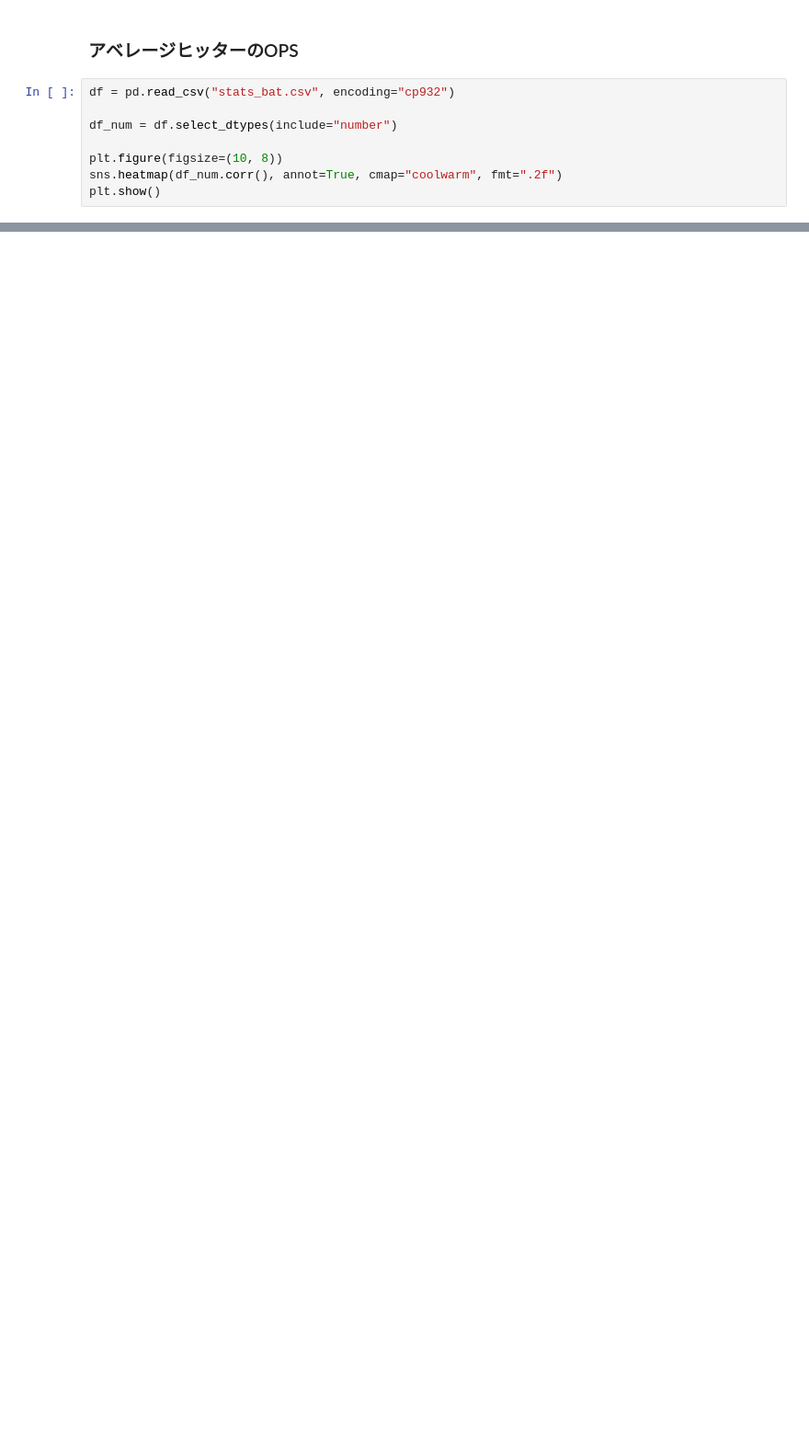
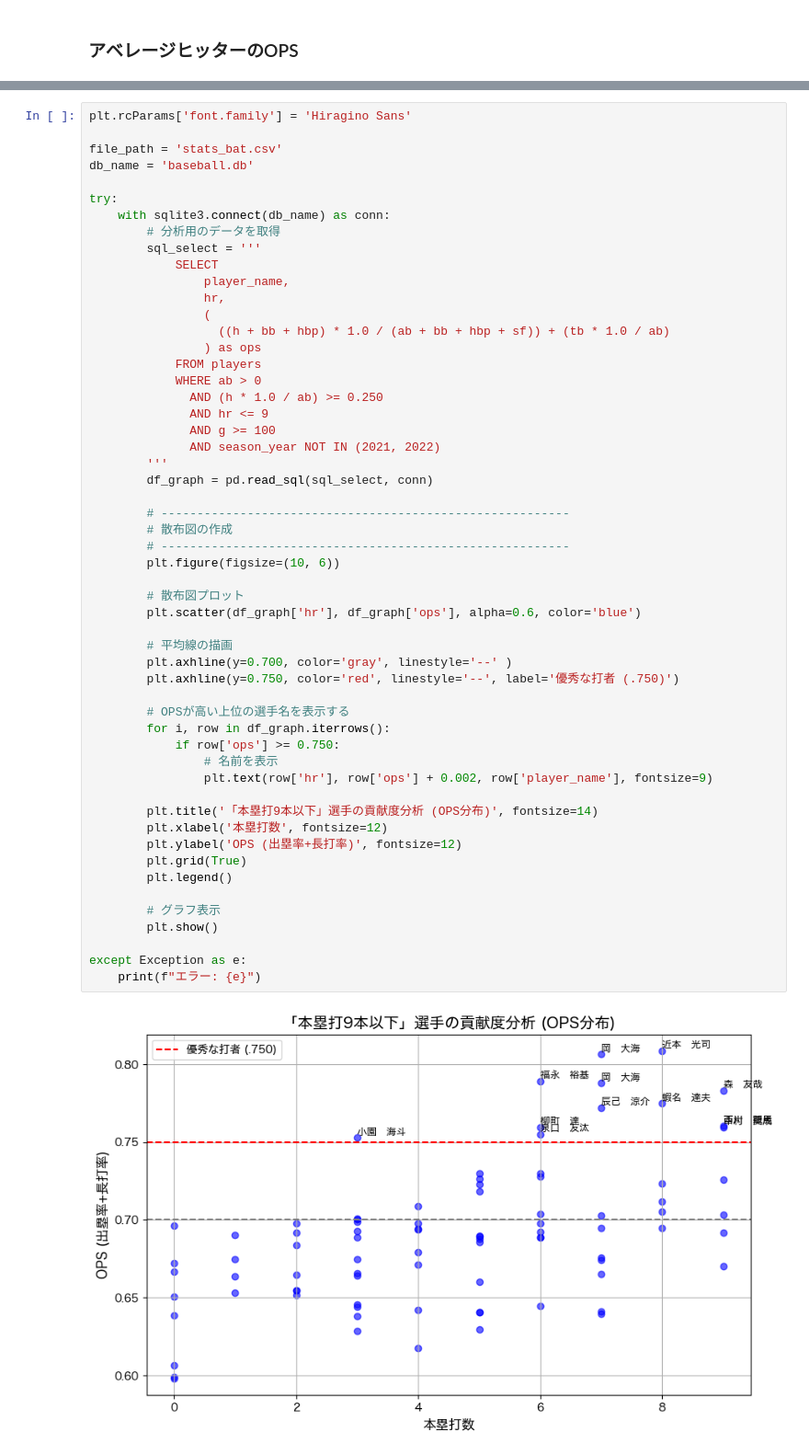
Before and after one commit to mochizuki-seito/e.g.-lecture-sp, a Jupyter notebook: average.ipynb, the cells around one changed output, grey strips where cells are left out. Shown: that part at 92% size. Saved outputs shown, nothing was run; the diff lists cells and outputs as text; blank space fills up the shorter version.

```diff
--- a/average.ipynb
+++ b/average.ipynb
@@ -9,10 +12,2 @@ Matplotlib is building the font cache; this may take a moment.
 # %% [markdown]
 ### アベレージヒッターのOPS
-# %%
-df = pd.read_csv("stats_bat.csv", encoding="cp932")
-
-df_num = df.select_dtypes(include="number")
-
-plt.figure(figsize=(10, 8))
-sns.heatmap(df_num.corr(), annot=True, cmap="coolwarm", fmt=".2f")
-plt.show()
@@ -20,0 +87,56 @@ plt.show()
+# %%
+plt.rcParams['font.family'] = 'Hiragino Sans'
+
+file_path = 'stats_bat.csv'
+db_name = 'baseball.db'
+
+try:
+    with sqlite3.connect(db_name) as conn:
+        # 分析用のデータを取得
+        sql_select = '''
+            SELECT
+                player_name,
+                hr,
+                (
+                  ((h + bb + hbp) * 1.0 / (ab + bb + hbp + sf)) + (tb * 1.0 / ab)
+                ) as ops
+            FROM players
+            WHERE ab > 0
+              AND (h * 1.0 / ab) >= 0.250
+              AND hr <= 9
+              AND g >= 100
+              AND season_year NOT IN (2021, 2022)
+        '''
+        df_graph = pd.read_sql(sql_select, conn)
+
+        # ---------------------------------------------------------
+        # 散布図の作成
+        # ---------------------------------------------------------
+        plt.figure(figsize=(10, 6))
+
+        # 散布図プロット
+        plt.scatter(df_graph['hr'], df_graph['ops'], alpha=0.6, color='blue')
+
+        # 平均線の描画
+        plt.axhline(y=0.700, color='gray', linestyle='--' )
+        plt.axhline(y=0.750, color='red', linestyle='--', label='優秀な打者 (.750)')
+
+        # OPSが高い上位の選手名を表示する
+        for i, row in df_graph.iterrows():
+            if row['ops'] >= 0.750:
+                # 名前を表示
+                plt.text(row['hr'], row['ops'] + 0.002, row['player_name'], fontsize=9)
+
+        plt.title('「本塁打9本以下」選手の貢献度分析 (OPS分布)', fontsize=14)
+        plt.xlabel('本塁打数', fontsize=12)
+        plt.ylabel('OPS (出塁率+長打率)', fontsize=12)
+        plt.grid(True)
+        plt.legend()
+
+        # グラフ表示
+        plt.show()
+
+except Exception as e:
+    print(f"エラー: {e}")
+# %% [output]
+[figure, added]
```
Also changed, not shown: parts of 5 cells of this notebook.
